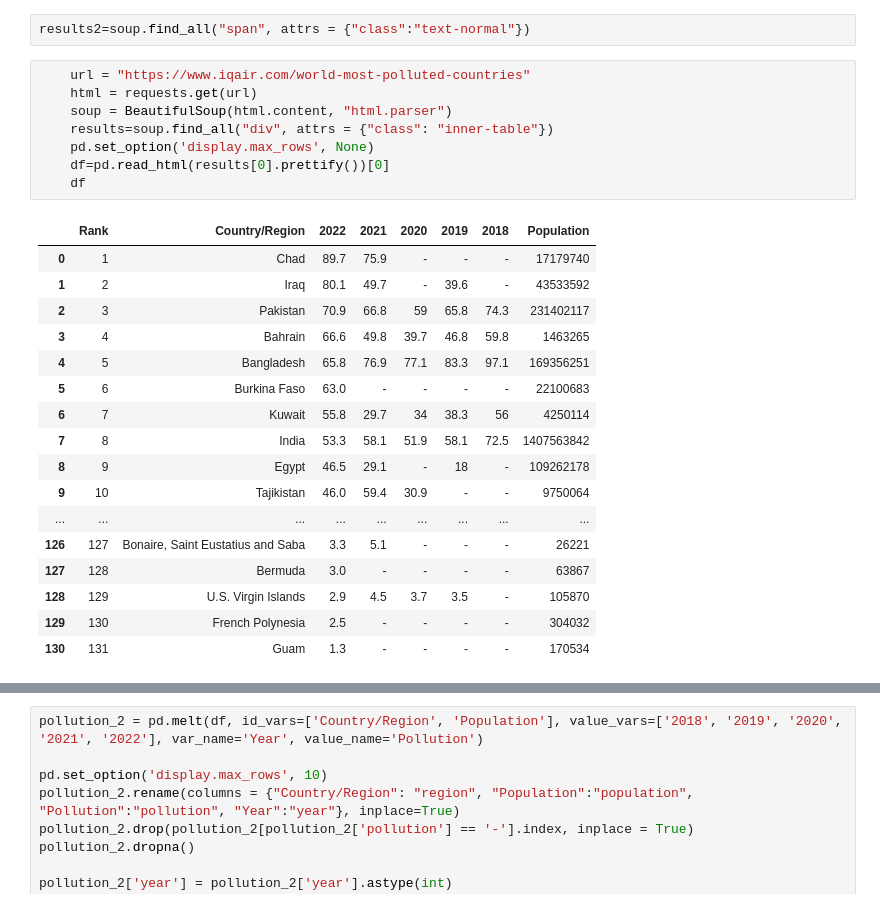
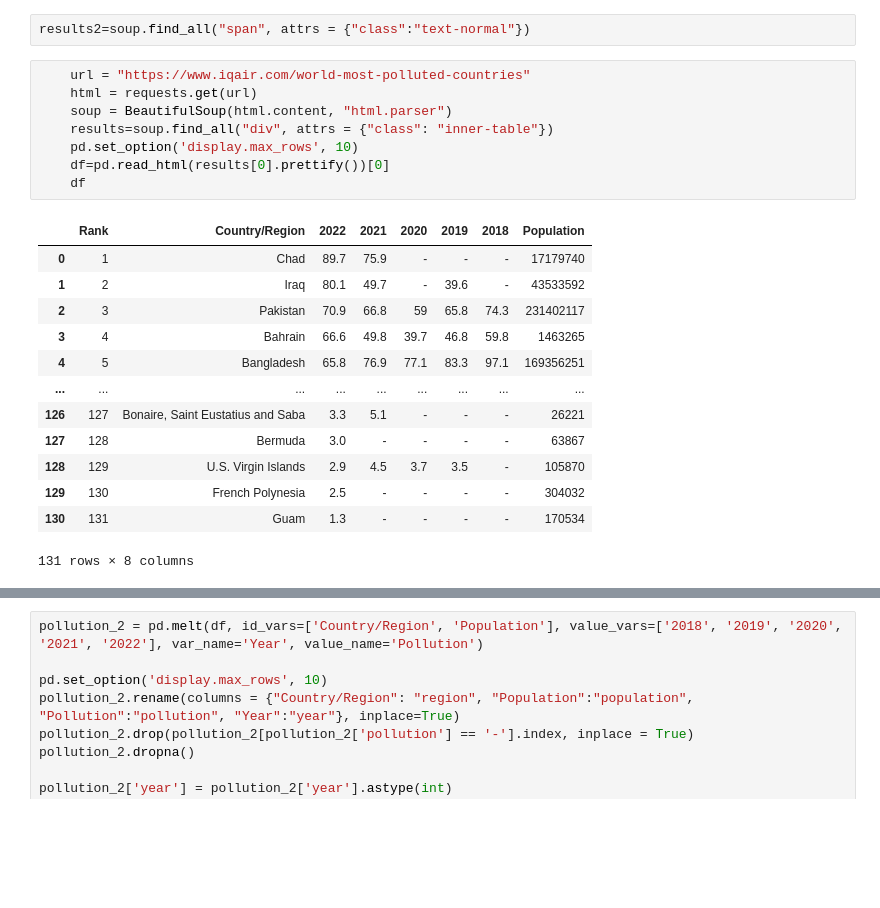
Before and after one commit to miguelpalospou/scrapping-project, a Jupyter notebook: main.ipynb, the cells around one changed output, grey strips where cells are left out. Saved outputs shown, nothing was run; the diff lists cells and outputs as text; blank space fills up the shorter version.

```diff
--- a/main.ipynb
+++ b/main.ipynb
@@ -47,26 +51,22 @@ results2=soup.find_all("span", attrs = {"class":"text-normal"})
 # %%
     url = "https://www.iqair.com/world-most-polluted-countries"
     html = requests.get(url)
     soup = BeautifulSoup(html.content, "html.parser")
     results=soup.find_all("div", attrs = {"class": "inner-table"})
-    pd.set_option('display.max_rows', None)
+    pd.set_option('display.max_rows', 10)
     df=pd.read_html(results[0].prettify())[0]
     df
 # %% [output]
 |  | Rank | Country/Region | 2022 | 2021 | 2020 | 2019 | 2018 | Population |
 | 0 | 1 | Chad | 89.7 | 75.9 | - | - | - | 17179740 |
 | 1 | 2 | Iraq | 80.1 | 49.7 | - | 39.6 | - | 43533592 |
 | 2 | 3 | Pakistan | 70.9 | 66.8 | 59 | 65.8 | 74.3 | 231402117 |
 | 3 | 4 | Bahrain | 66.6 | 49.8 | 39.7 | 46.8 | 59.8 | 1463265 |
 | 4 | 5 | Bangladesh | 65.8 | 76.9 | 77.1 | 83.3 | 97.1 | 169356251 |
-| 5 | 6 | Burkina Faso | 63.0 | - | - | - | - | 22100683 |
-| 6 | 7 | Kuwait | 55.8 | 29.7 | 34 | 38.3 | 56 | 4250114 |
-| 7 | 8 | India | 53.3 | 58.1 | 51.9 | 58.1 | 72.5 | 1407563842 |
-| 8 | 9 | Egypt | 46.5 | 29.1 | - | 18 | - | 109262178 |
-| 9 | 10 | Tajikistan | 46.0 | 59.4 | 30.9 | - | - | 9750064 |
 | ... | ... | ... | ... | ... | ... | ... | ... | ... |
 | 126 | 127 | Bonaire, Saint Eustatius and Saba | 3.3 | 5.1 | - | - | - | 26221 |
 | 127 | 128 | Bermuda | 3.0 | - | - | - | - | 63867 |
 | 128 | 129 | U.S. Virgin Islands | 2.9 | 4.5 | 3.7 | 3.5 | - | 105870 |
 | 129 | 130 | French Polynesia | 2.5 | - | - | - | - | 304032 |
 | 130 | 131 | Guam | 1.3 | - | - | - | - | 170534 |
+131 rows × 8 columns
```
Also changed, not shown: parts of 10 cells of this notebook.
